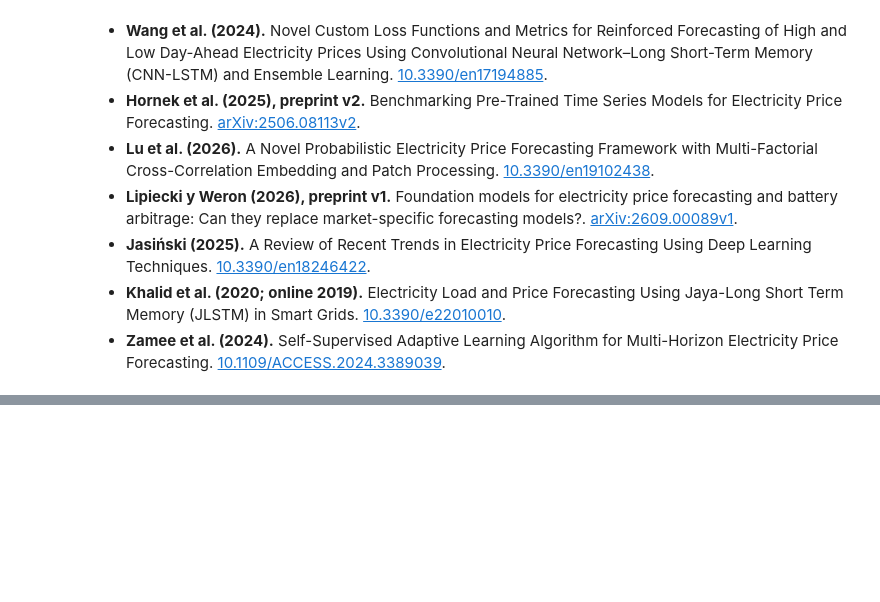
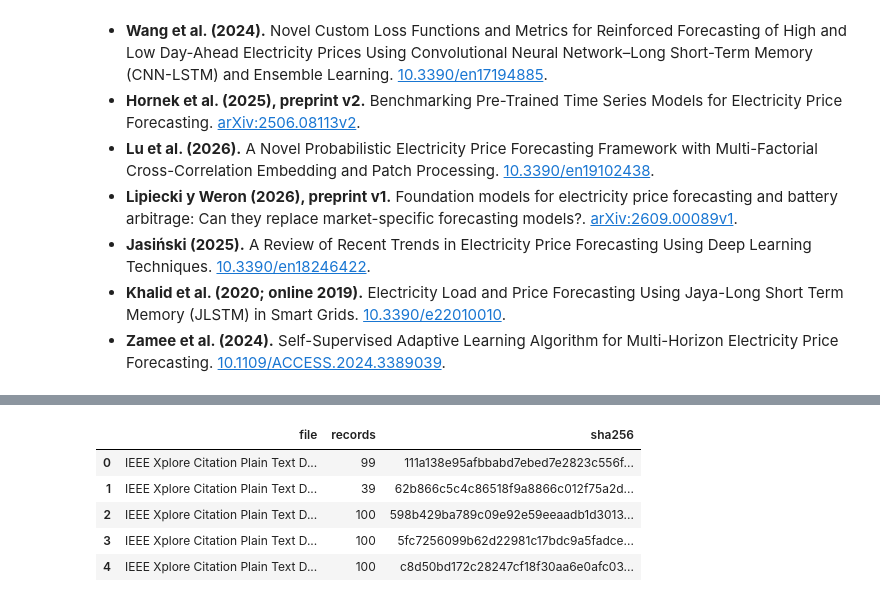
Before and after one commit to Fabian-11037/Time-Series-Project, a Jupyter notebook: book/09_literatura.ipynb, the cells around one changed output, grey strips where cells are left out. Saved outputs shown, nothing was run; the diff lists cells and outputs as text; code cells hidden in the pictures; blank space fills up the shorter version.

```diff
--- a/book/09_literatura.ipynb
+++ b/book/09_literatura.ipynb
@@ -425,0 +448,9 @@ decision('Estimar el preprocesamiento y las representaciones con entrenamiento;
+# %%
+table(pd.DataFrame(ieee_manifest['files'])[['file', 'records', 'sha256']], 'ieee_exportaciones_auditadas')
+# %% [output]
+|  | file | records | sha256 |
+| 0 | IEEE Xplore Citation Plain Text D... | 99 | 111a138e95afbbabd7ebed7e2823c556f... |
+| 1 | IEEE Xplore Citation Plain Text D... | 39 | 62b866c5c4c86518f9a8866c012f75a2d... |
+| 2 | IEEE Xplore Citation Plain Text D... | 100 | 598b429ba789c09e92e59eeaadb1d3013... |
+| 3 | IEEE Xplore Citation Plain Text D... | 100 | 5fc7256099b62d22981c17bdc9a5fadce... |
+| 4 | IEEE Xplore Citation Plain Text D... | 100 | c8d50bd172c28247cf18f30aa6e0afc03... |
```
Also changed, not shown: parts of 11 cells of this notebook, 29 other files.
